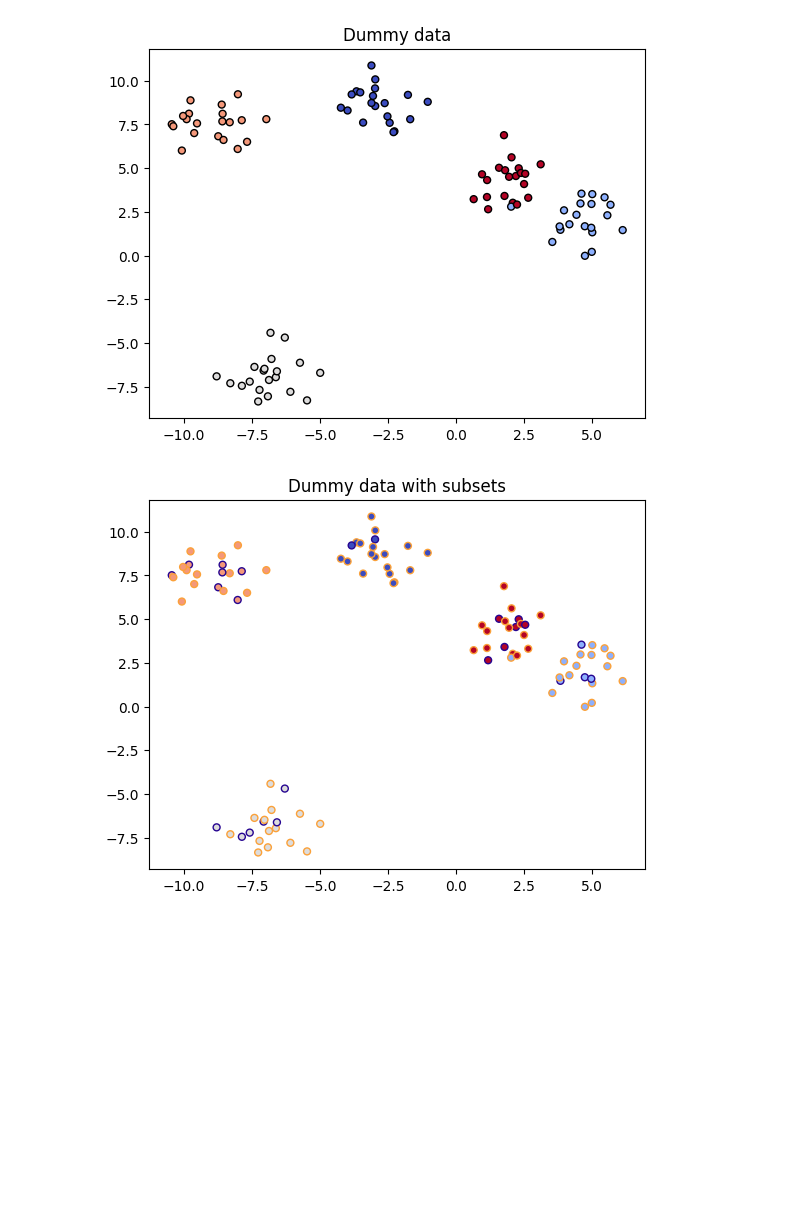
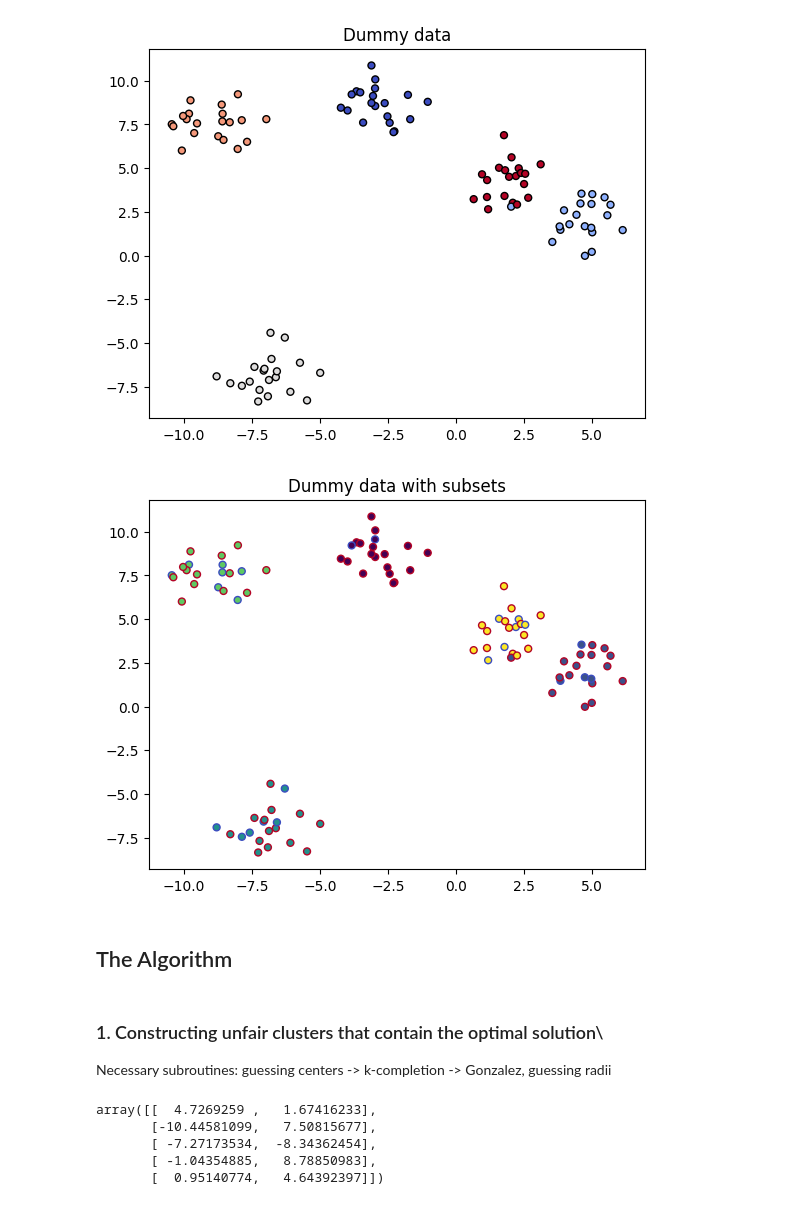
Before and after one commit to TheTree27/fair-kMSR, a Jupyter notebook: fkmsr.ipynb, the cells around one changed output. Cells and saved outputs as stored; diff of their text form; code cells hidden in the pictures; blank space fills up the shorter version.

Commit message:
gonzalez algorithm

```diff
--- a/fkmsr.ipynb
+++ b/fkmsr.ipynb
@@ -22,11 +25,20 @@ plt.show()
 # %% [output]
 [figure]
 # %%
-# chosing points to represent two subsets in 1:3 ratio:
+# choosing points to represent two subsets in 1:3 ratio:
 subset_membership = np.array([10 if index % 4 == 0 else 200 for index in range(len(points))])
 
+
+cmap=plt.cm.coolwarm
+norm = mcolors.Normalize(vmin=min(subset_membership), vmax=max(subset_membership))
+edge_colors = cmap(norm(subset_membership))
 plt.title("Dummy data with subsets")
-plt.scatter(points[:, 0], points[:, 1], marker='o',c=cluster_membership, s=25, edgecolor=cmap(subset_membership), cmap="coolwarm")
+plt.scatter(points[:, 0], points[:, 1], marker='o',c=cluster_membership, s=25, edgecolor=edge_colors)
 plt.show()
 # %% [output]
-[figure, old version]
+[figure, new version]
+# %% [markdown]
+## The Algorithm
+# %% [markdown]
+### 1. Constructing unfair clusters that contain the optimal solution\
+Necessary subroutines: guessing centers -> k-completion -> Gonzalez, guessing radii
@@ -32,0 +48,29 @@ plt.show()
+# %%
+def gonzalez(points, k):
+    points = np.array(points)
+    n = len(points)
+    centers = []
+
+    start_idx = np.random.choice(n)
+    centers.append(points[start_idx])
+
+    if(k==1):
+        return centers
+
+    while(len(centers) < k):
+        dists = np.min(dist.pairwise(points, np.array(centers)), axis=1) # the axis attribute stops it from returning the same center over and over again
+
+        # Select the point farthest from any current center
+        farthest_idx = np.argmax(dists)
+        centers.append(points[farthest_idx])
+
+    return np.array(centers)
+
+# example run
+gonzalez(points, 5)
+# %% [output]
+array([[  4.7269259 ,   1.67416233],
+       [-10.44581099,   7.50815677],
+       [ -7.27173534,  -8.34362454],
+       [ -1.04354885,   8.78850983],
+       [  0.95140774,   4.64392397]])
```
Also changed, not shown: parts of 4 cells of this notebook.
